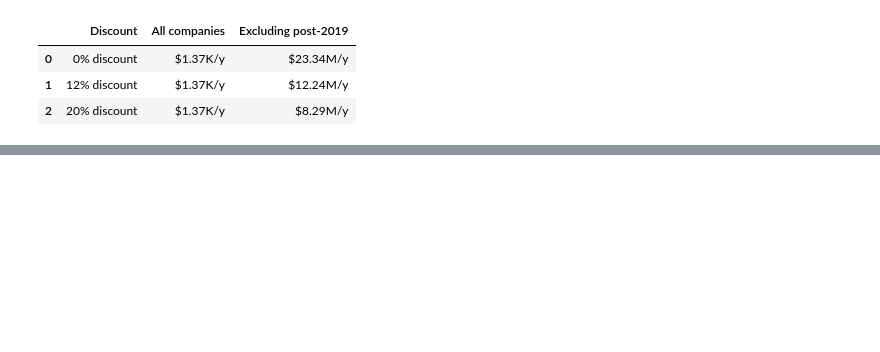
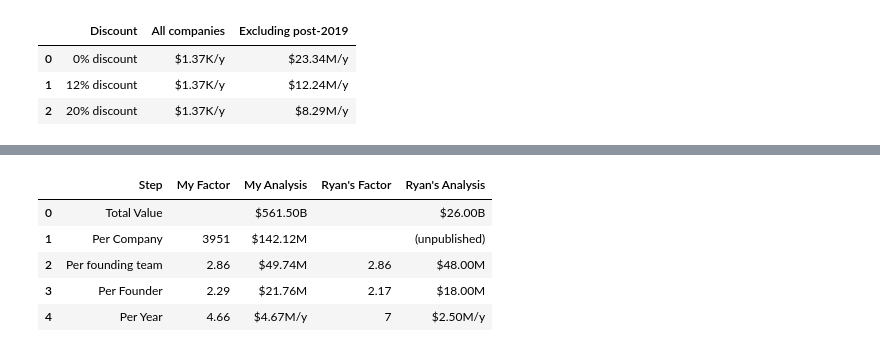
Before and after one commit to Xodarap/notebooks, a Jupyter notebook: ycombinator valuation.ipynb, the cells around one changed output, grey strips where cells are left out. Cells and saved outputs as stored; diff of their text form; code cells hidden in the pictures; blank space fills up the shorter version.

```diff
--- a/ycombinator valuation.ipynb
+++ b/ycombinator valuation.ipynb
@@ -188,0 +189,19 @@ results
+# %%
+def format_ny(x):
+  return human_format(x)[0:-2]
+comp = pd.DataFrame([
+    ['Total Value', '', format_ny(df['Valuation'].sum()), '', format_ny(26e9)],
+    ['Per Company', yc_companies, format_ny(df['Valuation'].sum() / yc_companies), '', '(unpublished)'],
+    ['Per founding team', 1/avg_ownership, format_ny(avg_ownership * df['Valuation'].sum() / yc_companies), 1/0.35, format_ny(48e6)],
+    ['Per Founder', avg_team, format_ny(avg_ownership * df['Valuation'].sum() / yc_companies  / avg_team), 39/18, format_ny(18e6)],
+    ['Per Year', df['years elapsed'].mean(), human_format(avg_ownership * df['Valuation'].sum() / yc_companies / avg_team / df['years elapsed'].mean()), 7, human_format(25e5)],
+], columns = ['Step', 'My Factor', 'My Analysis', 'Ryan\'s Factor', 'Ryan\'s Analysis'])
+pd.options.display.float_format = '{:.2f}'.format
+comp
+# %% [output]
+|  | Step | My Factor | My Analysis | Ryan's Factor | Ryan's Analysis |
+| 0 | Total Value |  | $561.50B |  | $26.00B |
+| 1 | Per Company | 3951 | $142.12M |  | (unpublished) |
+| 2 | Per founding team | 2.86 | $49.74M | 2.86 | $48.00M |
+| 3 | Per Founder | 2.29 | $21.76M | 2.17 | $18.00M |
+| 4 | Per Year | 4.66 | $4.67M/y | 7 | $2.50M/y |
```
Also changed, not shown: parts of 3 cells of this notebook.
